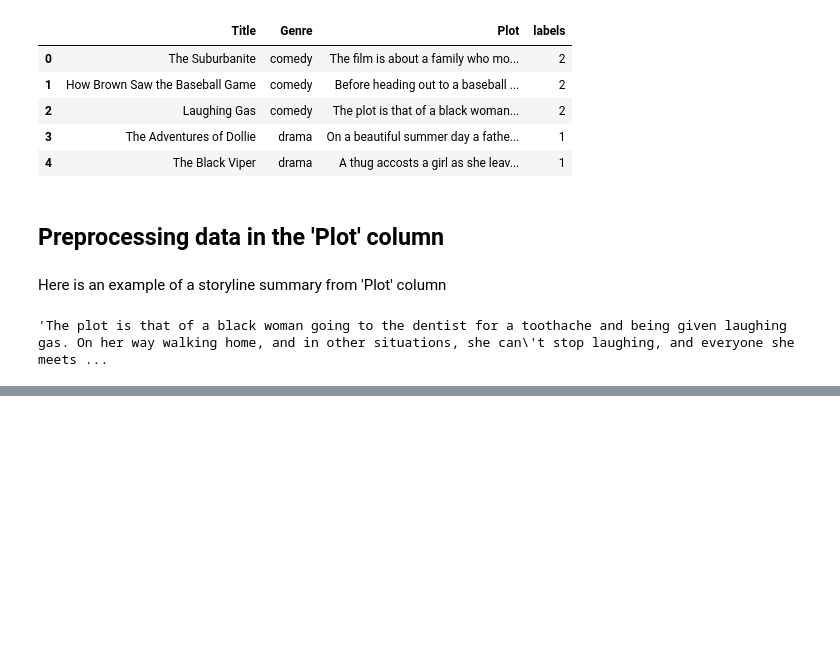
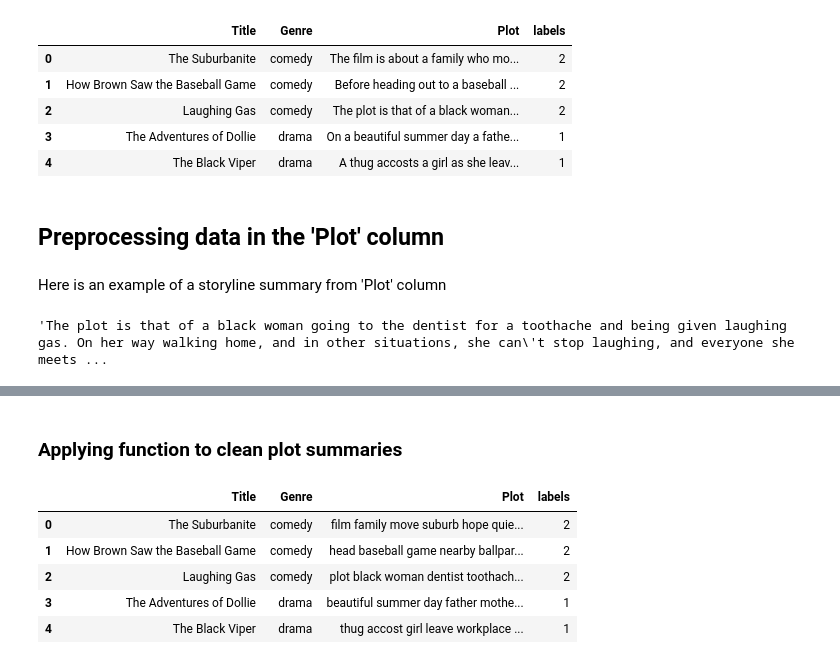
Before and after one commit to naamalia23/movie-genre-classification, a Jupyter notebook: main.ipynb, the cells around one changed output, grey strips where cells are left out. Cells and saved outputs as stored; diff of their text form; code cells hidden in the pictures; blank space fills up the shorter version.

```diff
--- a/main.ipynb
+++ b/main.ipynb
@@ -479,3 +496,5 @@ Here is an example of a storyline summary from 'Plot' column
 movies_df_label['Plot'][2]
 # %% [output]
 'The plot is that of a black woman going to the dentist for a toothache and being given laughing gas. On her way walking home, and in other situations, she can\'t stop laughing, and everyone she meets ...
+# %%
+copied_movies_df_label = movies_df_label.copy(deep = True)
@@ -481,0 +532,28 @@ movies_df_label['Plot'][2]
+# %%
+stopwords_list = stopwords.words('english')
+stopwords_list += list(string.punctuation)
+stopwords_list += ['one', 'two', 'go','goes', 'get', 'also', 'however', 'tells']
+stopwords_list += [0, 1, 2, 3, 4, 5, 6, 7, 8, 9]
+
+def clean_text(text):
+    text = text.lower()
+    text = re.sub(r"what's", "what is ", text)
+    text = re.sub(r"\'s", " ", text)
+    text = re.sub(r"\'ve", " have ", text)
+    text = re.sub(r"can't", "can not ", text)
+    text = re.sub(r"n't", " not ", text)
+    text = re.sub(r"\'re", " are ", text)
+    text = re.sub(r"\'d", " would ", text)
+    text = re.sub(r"\'ll", " will ", text)
+    text = re.sub(r"\'scuse", " excuse ", text)
+    text = re.sub('\W', ' ', text)
+    text = re.sub('\s+', ' ', text)
+    text = re.sub('\d+', ' ', text)
+    text = text.strip(' ')
+    text = word_tokenize(text)
+    text = ' '.join(text)
+    text = nlp(text)
+    text = [w.lemma_ for w in text]
+    text = [w for w in text if w not in stopwords_list]
+    text = ' '.join(text)
+    return text
@@ -481,0 +562,2 @@ movies_df_label['Plot'][2]
+# %% [markdown]
+### Applying function to clean plot summaries
@@ -481,0 +566,9 @@ movies_df_label['Plot'][2]
+# %%
+copied_movies_df_label.head()
+# %% [output]
+|  | Title | Genre | Plot | labels |
+| 0 | The Suburbanite | comedy | film family move suburb hope quie... | 2 |
+| 1 | How Brown Saw the Baseball Game | comedy | head baseball game nearby ballpar... | 2 |
+| 2 | Laughing Gas | comedy | plot black woman dentist toothach... | 2 |
+| 3 | The Adventures of Dollie | drama | beautiful summer day father mothe... | 1 |
+| 4 | The Black Viper | drama | thug accost girl leave workplace ... | 1 |
```
Also changed, not shown: parts of 20 cells of this notebook, 1 other file.
